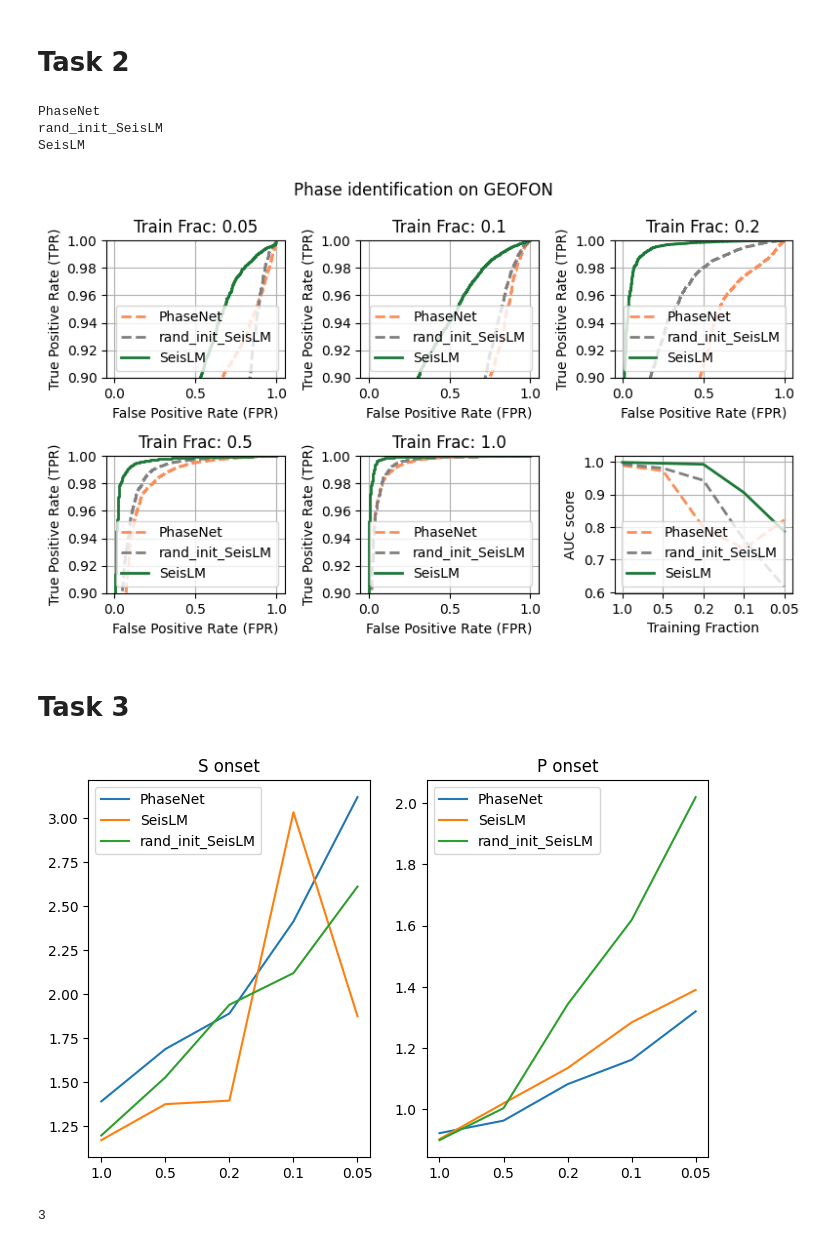
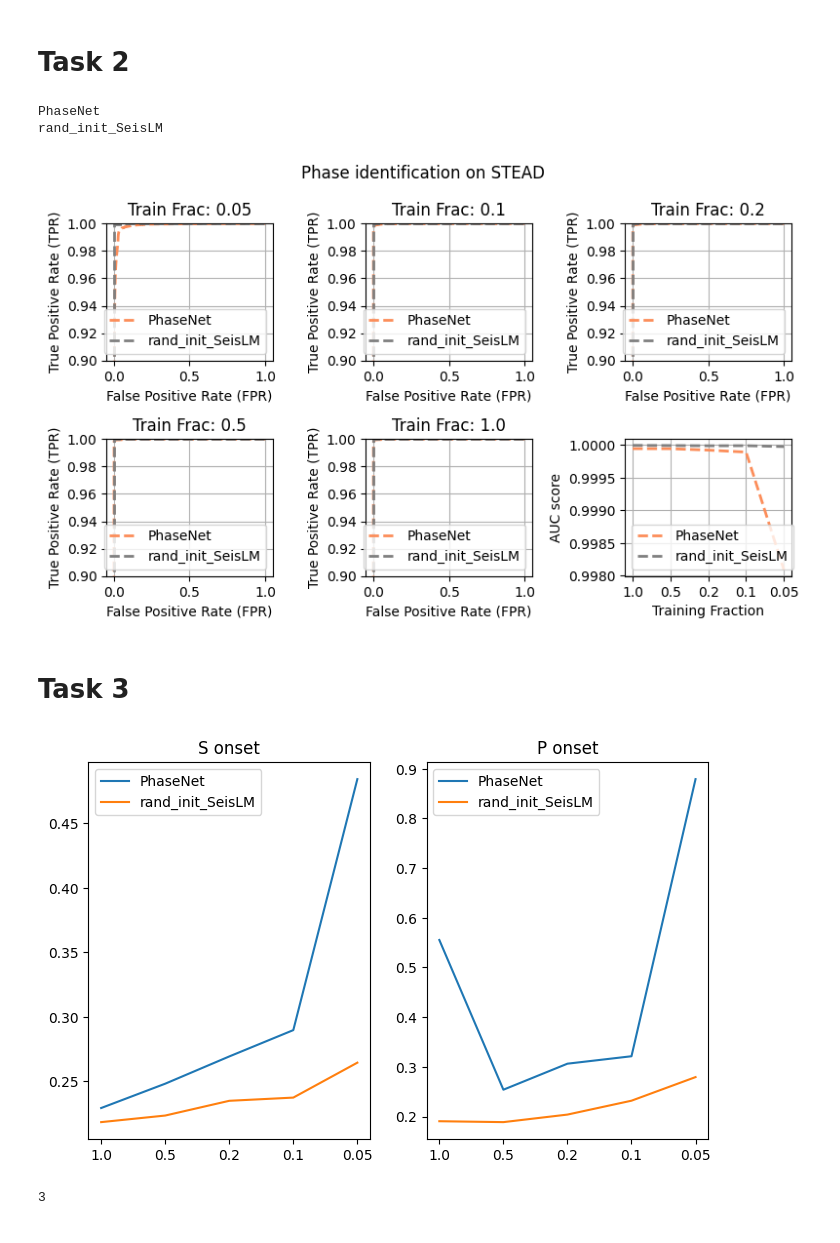
Before and after one commit to liutianlin0121/seisLM, a Jupyter notebook: notebooks/phasepick/new_phasepick-plot-results.ipynb, the cells around one changed output. Cells and saved outputs as stored; diff of their text form; code cells hidden in the pictures.

```diff
--- a/notebooks/phasepick/new_phasepick-plot-results.ipynb
+++ b/notebooks/phasepick/new_phasepick-plot-results.ipynb
@@ -16,9 +16,9 @@ from phasepick_model_registry import ckpt_registry
 from ml_collections import config_dict
 training_fracs = ['0.05', '0.1', '0.2', '0.5', '1.0']
 eval_set = 'test'
-data_name = 'ETHZ'
+# data_name = 'ETHZ'
 # data_name = 'GEOFON'
-# data_name = 'STEAD'
+data_name = 'STEAD'
 assert data_name in ckpt_registry.keys()
 # %%
 # train_frac = '0.05'
@@ -218,8 +217,7 @@ fig.savefig( project_path.FIGURE_DIR + f'/phase_identification_{data_name}.pdf')
 # %% [output]
 PhaseNet
 rand_init_SeisLM
-SeisLM
-[figure, old version]
+[figure, new version]
 # %% [markdown]
 # Task 3
 # %%
@@ -231,11 +229,11 @@ S_onset_diff_phasenet = [
 P_onset_diff_phasenet = [
   all_training_frac_results[frac]['PhaseNet']['onset_determination']['P_onset_diff'] for frac in training_fracs[::-1]]
 
-S_onset_diff_seislm = [
-  all_training_frac_results[frac]['SeisLM']['onset_determination']['S_onset_diff'] for frac in training_fracs[::-1]]
+# S_onset_diff_seislm = [
+#   all_training_frac_results[frac]['SeisLM']['onset_determination']['S_onset_diff'] for frac in training_fracs[::-1]]
 
-P_onset_diff_seislm = [
-  all_training_frac_results[frac]['SeisLM']['onset_determination']['P_onset_diff'] for frac in training_fracs[::-1]]
+# P_onset_diff_seislm = [
+#   all_training_frac_results[frac]['SeisLM']['onset_determination']['P_onset_diff'] for frac in training_fracs[::-1]]
 
 
 S_onset_diff_rand_init_seislm = [
@@ -255,44 +253,44 @@ axes[0].plot(
   training_fracs[::-1],
   [np.sqrt(np.mean(onset_diff**2)) for onset_diff in S_onset_diff_phasenet],
   label='PhaseNet'
 )
-axes[0].plot(
-  training_fracs[::-1],
-  [np.sqrt(np.mean(onset_diff**2)) for onset_diff in S_onset_diff_seislm],
-  label='SeisLM'
-)
+# axes[0].plot(
+#   training_fracs[::-1],
+#   [np.sqrt(np.mean(onset_diff**2)) for onset_diff in S_onset_diff_seislm],
+#   label='SeisLM'
+# )
 axes[0].plot(
   training_fracs[::-1],
   [np.sqrt(np.mean(onset_diff**2)) for onset_diff in S_onset_diff_rand_init_seislm],
   label='rand_init_SeisLM'
 )
 
 axes[0].set_title('S onset')
 axes[0].legend()
 
 axes[1].plot(
   training_fracs[::-1],
   [np.sqrt(np.mean(onset_diff**2)) for onset_diff in P_onset_diff_phasenet],
   label='PhaseNet'
 )
-axes[1].plot(
-  training_fracs[::-1],
-  [np.sqrt(np.mean(onset_diff**2)) for onset_diff in P_onset_diff_seislm],
-  label='SeisLM'
-)
+# axes[1].plot(
+#   training_fracs[::-1],
+#   [np.sqrt(np.mean(onset_diff**2)) for onset_diff in P_onset_diff_seislm],
+#   label='SeisLM'
+# )
 axes[1].plot(
   training_fracs[::-1],
   [np.sqrt(np.mean(onset_diff**2)) for onset_diff in P_onset_diff_rand_init_seislm],
   label='rand_init_SeisLM'
 )
 axes[1].set_title('P onset')
 axes[1].legend()
 
 # plt.legend()
 plt.show()
 # plt.legend()
 # %% [output]
-[figure, old version]
+[figure, new version]
 # %%
 len(result_of_models)
 # %% [output]
```
Also changed, not shown: parts of 2 cells of this notebook, 8 other files.
